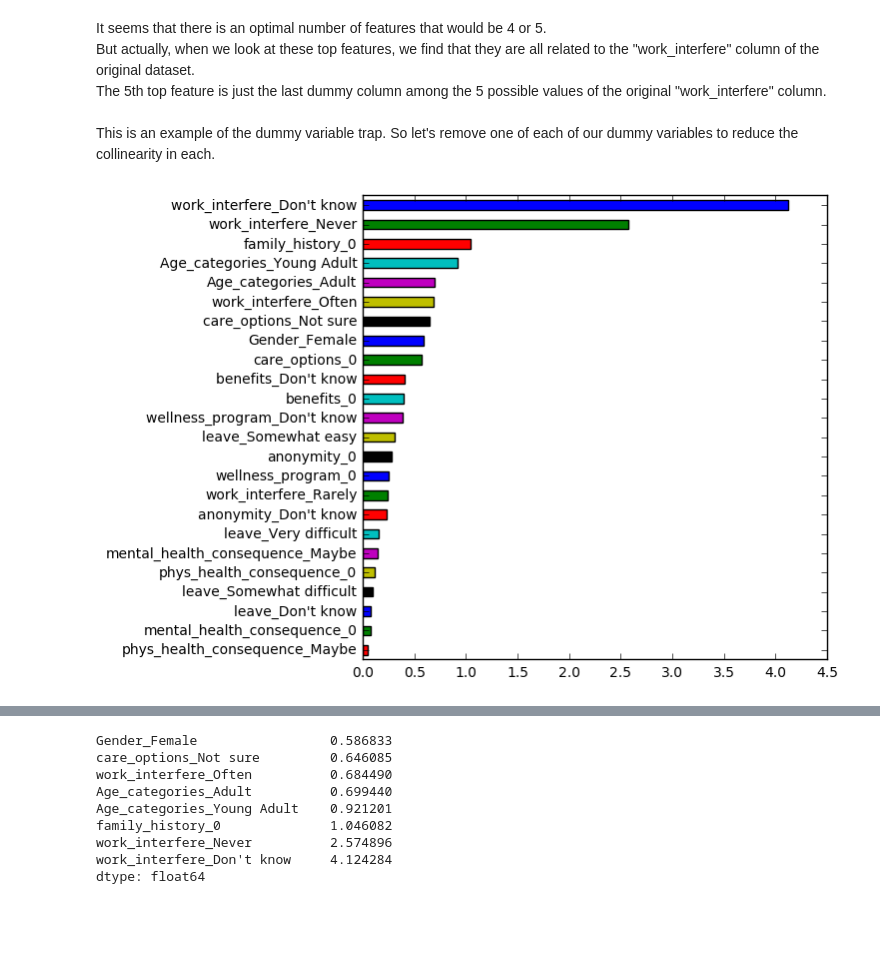
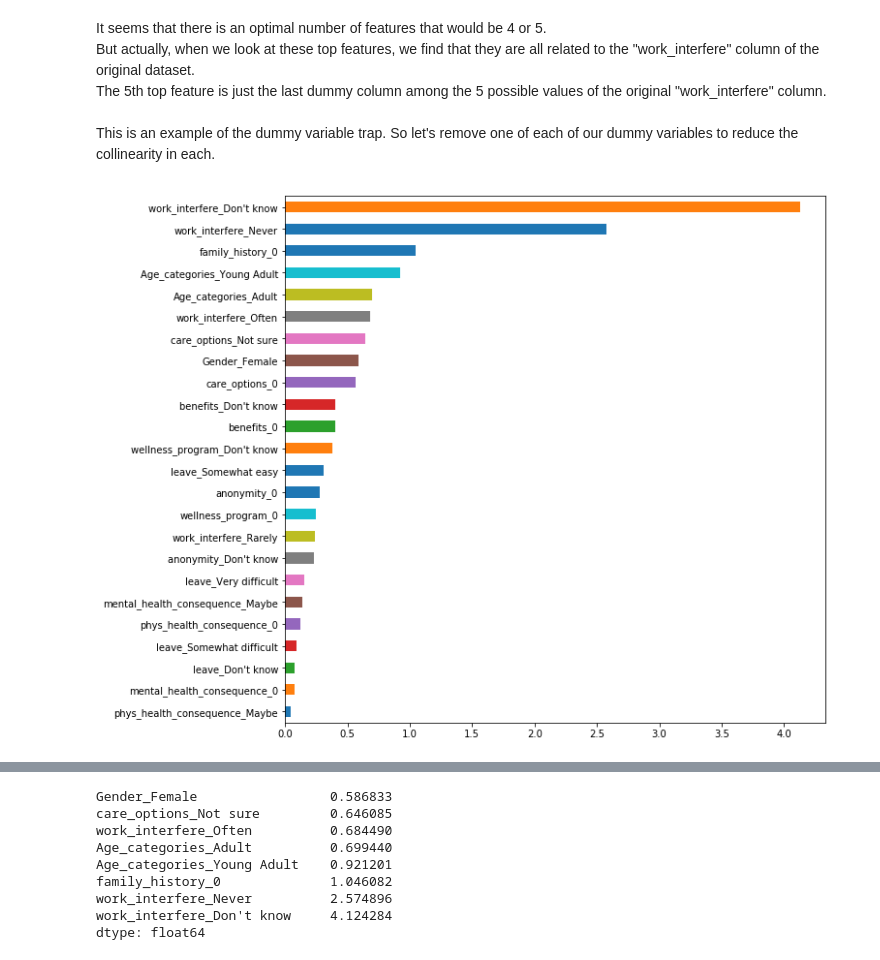
Before and after one commit to OssamaEls/Mental-Health-in-Tech-Survey, a Jupyter notebook: mental_health_in_tech_survey.ipynb, the cells around one changed output, grey strips where cells are left out. Drawn from its saved outputs; the diff is of its cells as text; code cells hidden in the pictures; blank space fills up the shorter version.

```diff
--- a/mental_health_in_tech_survey.ipynb
+++ b/mental_health_in_tech_survey.ipynb
@@ -401,31 +409,31 @@ This is an example of the dummy variable trap. So let's remove one of each of ou
 # %%
 feature_cols = ['Age_categories_Young Adult', 'Age_categories_Adult',\
                 'Gender_Female','family_history_0', 'work_interfere_Don\'t know',\
                 'work_interfere_Never', 'work_interfere_Often', 'work_interfere_Rarely',\
                 'care_options_0','care_options_Not sure', \
                 'benefits_0', 'benefits_Don\'t know',\
                 'wellness_program_0', 'wellness_program_Don\'t know',\
                 'anonymity_0', 'anonymity_Don\'t know',\
                 'leave_Don\'t know', 'leave_Somewhat difficult','leave_Somewhat easy', 'leave_Very difficult',\
                 'mental_health_consequence_0', 'mental_health_consequence_Maybe',\
                 'phys_health_consequence_0', 'phys_health_consequence_Maybe']
 X = survey[feature_cols]
 y = survey.treatment
 # split X and y into training and testing sets
 X_train, X_test, y_train, y_test = train_test_split(X, y, test_size=0.2, random_state=0)
 
 lr = LogisticRegression(solver='lbfgs')
 lr.fit(X_train, y_train)
 coefficients = lr.coef_
 
 feature_importance = pd.Series(coefficients[0],
                                index=X_train[feature_cols].columns)
 ordered_feature_importance = feature_importance.abs().sort_values()
-plt.figure(figsize=(6,6))
-ordered_feature_importance.plot.barh(color='rgbkymc')
+plt.figure(figsize=(10,10))
+ordered_feature_importance.plot.barh()
 plt.show()
 # %% [output]
-[figure, old version]
+[figure, new version]
 # %%
 scores = cross_val_score(lr, X_test, y_test, cv=10)
 accuracy = np.mean(scores)
```
Also changed, not shown: parts of 65 cells of this notebook.
